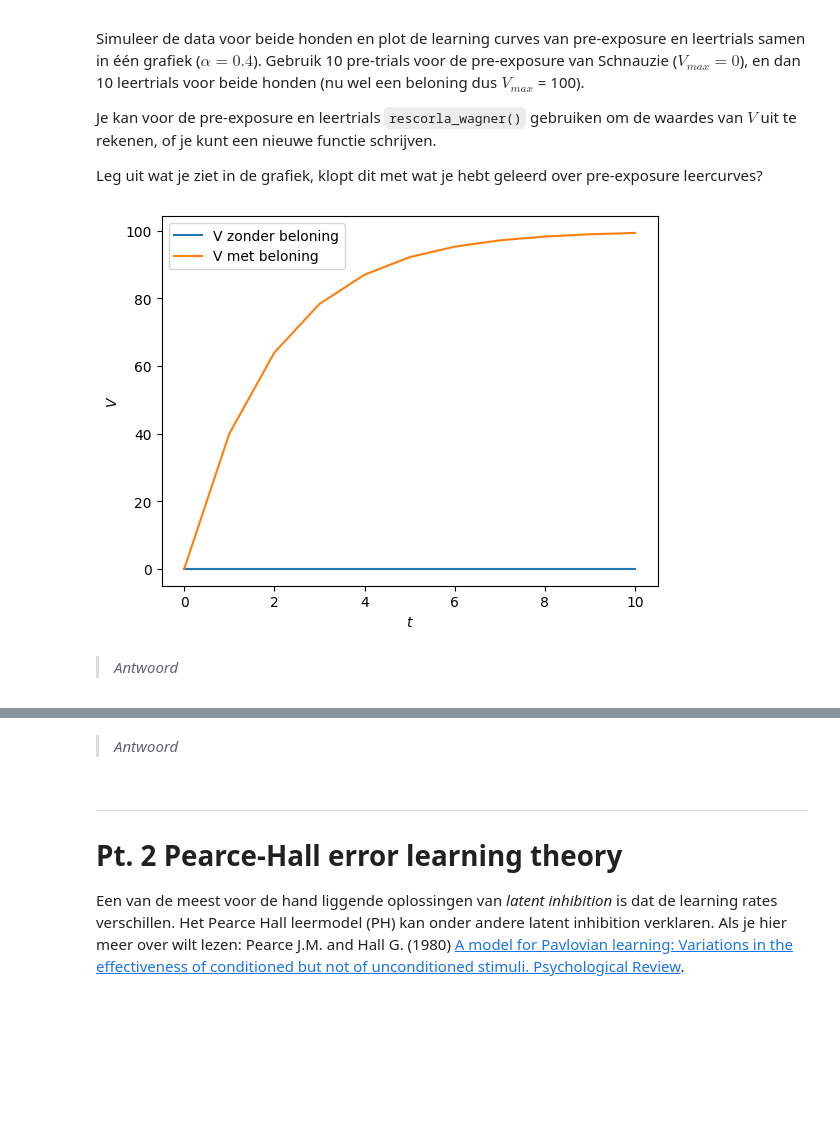
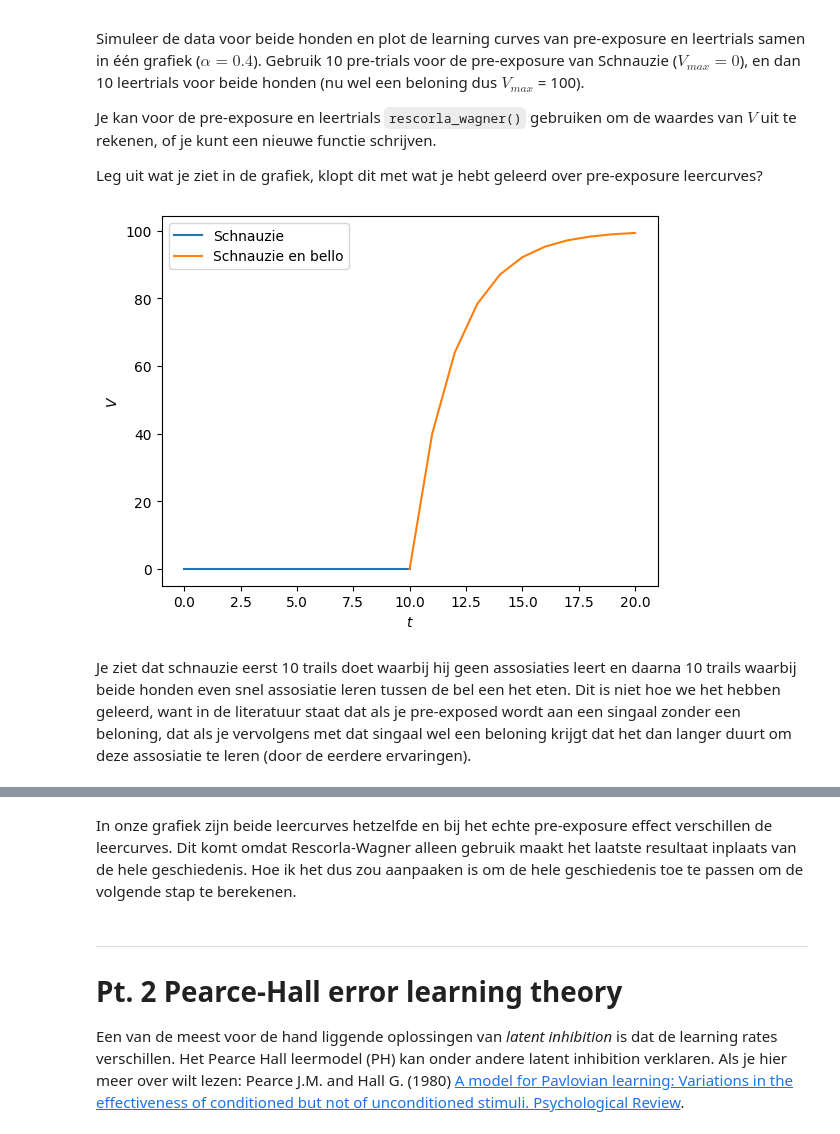
Before and after one commit to xsznr/CogMod, a Jupyter notebook: Assignment 1/Assignment_1.ipynb, the cells around one changed output, grey strips where cells are left out. Saved outputs shown, nothing was run; the diff lists cells and outputs as text; code cells hidden in the pictures; blank space fills up the shorter version.

```diff
--- a/Assignment 1/Assignment_1.ipynb
+++ b/Assignment 1/Assignment_1.ipynb
@@ -338,21 +338,20 @@ Leg uit wat je ziet in de grafiek, klopt dit met wat je hebt geleerd over pre-ex
 # %%
 v_zonder_beloning = rescorla_wagner(0.4, 0, 0, 10)
 v_met_beloning = rescorla_wagner(0.4, 0, 100, 10)
-
 x1 = range(len(v_zonder_beloning[0]))
 y1 = v_zonder_beloning[0]
-x2 = range(len(v_met_beloning[0]))
+x2 = range(len(v_zonder_beloning[0])-1,len(v_met_beloning[0]*2)-1)
 y2 = v_met_beloning[0]
 plt.xlabel(r"$t$")
 plt.ylabel(r"$V$")
-plt.plot(x1, y1, label='V zonder beloning')
-plt.plot(x2, y2, label='V met beloning')
+plt.plot(x1, y1, label='Schnauzie')
+plt.plot(x2, y2, label='Schnauzie en bello')
 plt.legend()
 plt.show()
 # %% [output]
-[figure, old version]
+[figure, new version]
-# %% [markdown]
-> *Antwoord*
+# %% [markdown]
+Je ziet dat schnauzie eerst 10 trails doet waarbij hij geen assosiaties leert en daarna 10 trails waarbij beide honden even snel assosiatie leren tussen de bel een het eten. Dit is niet hoe we het hebben geleerd, want in de literatuur staat dat als je pre-exposed wordt aan een singaal zonder een beloning, dat als je vervolgens met dat singaal wel een beloning krijgt dat het dan langer duurt om deze assosiatie te leren (door de eerdere ervaringen).
 # %% [markdown]
 ### Q5.b (4 punten)
 
@@ -361,8 +360,8 @@ Hier de data van een echt pre-exposure effect:
 
 
 Hoe verschillen jouw learning curves met die van een echt pre-exposure effect? Wat is daar een mogelijke verklaring voor? Hoe zou jij het Rescorla-Wagner model aanpassen om dit te ondervangen?
-# %% [markdown]
-> *Antwoord*
+# %% [markdown]
+In onze grafiek zijn beide leercurves hetzelfde en bij het echte pre-exposure effect verschillen de leercurves. Dit komt omdat Rescorla-Wagner alleen gebruik maakt het laatste resultaat inplaats van de hele geschiedenis. Hoe ik het dus zou aanpaaken is om de hele geschiedenis toe te passen om de volgende stap te berekenen.
 # %% [markdown]
 ---
 
```
Also changed, not shown: parts of 2 cells of this notebook.
